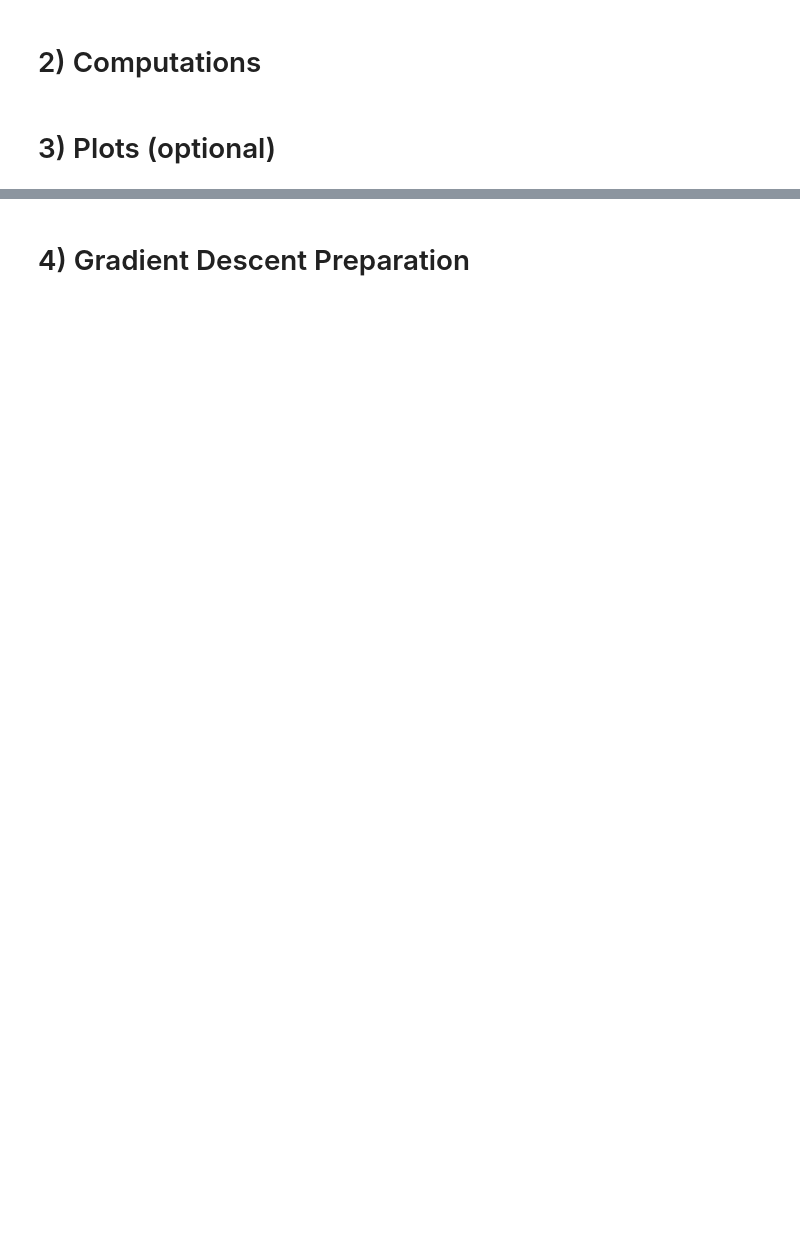
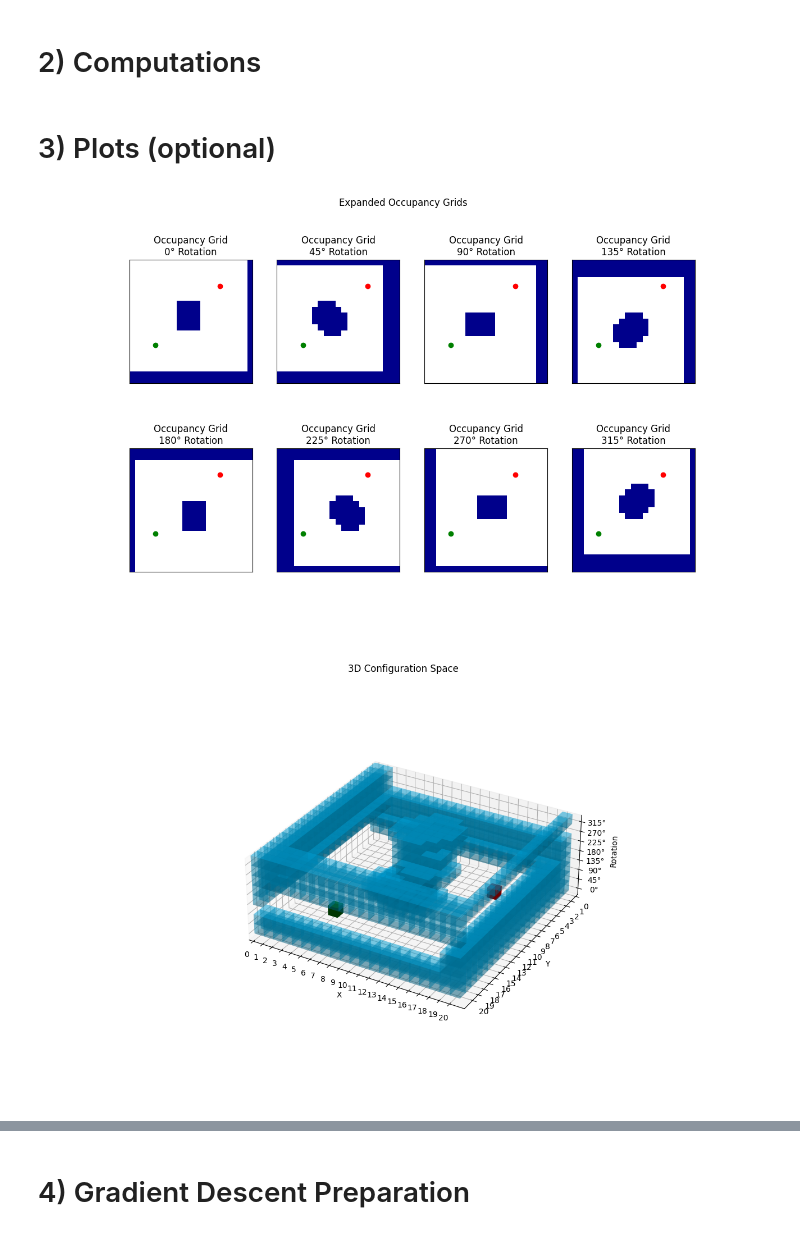
Before and after one commit to ca-schue/potential-field, a Jupyter notebook: robotic-potential-navigation.ipynb, the cells around one changed output, grey strips where cells are left out. Drawn from its saved outputs; the diff is of its cells as text; code cells hidden in the pictures; blank space fills up the shorter version.

```diff
--- a/robotic-potential-navigation.ipynb
+++ b/robotic-potential-navigation.ipynb
@@ -614,14 +665,14 @@ configuration_space = compute_configuration_space(
 # Compute potentials
 from potential import compute_potential_attraction_repulsion, compute_potential_wavefront
 
-#potential = compute_potential_attraction_repulsion(
+potential = compute_potential_attraction_repulsion(
+    configuration_space=configuration_space,
+    goal=goal_point
+)
+#potential = compute_potential_wavefront(
 #    configuration_space=configuration_space,
 #    goal=goal_point
 #)
-potential = compute_potential_wavefront(
-    configuration_space=configuration_space,
-    goal=goal_point
-)
 
 
 # Compute Gradients
@@ -641,16 +692,16 @@ from occupancy_grid import plot_occupancy_grid
 import numpy as np
 
 rotations = np.arange(0, 360, rotation_step)
-fig = plt.figure(figsize=(10, 2*len(rotations)))
+fig = plt.figure(figsize=(13, len(rotations)))
 fig.suptitle('Expanded Occupancy Grids')
 for index, rotation in enumerate(rotations):
-    ax_occupancy_grid = fig.add_subplot(int(np.ceil(len(rotations)/3)), 3, index+1)
+    ax_occupancy_grid = fig.add_subplot(int(np.ceil(len(rotations)/4)), 4, index+1)
     plot_occupancy_grid(
         occupancy_grid=configuration_space[index],
         goal_point=goal_point,
         plot_axis=ax_occupancy_grid,
         start_point=start_point,
-        plot_title="Occupancy Grid " + str(rotation) + "° Rotation",
+        plot_title="Occupancy Grid\n" + str(rotation) + "° Rotation",
         ticks=False,
         rotation_step = rotation_step)
 plt.show()
@@ -661,7 +712,7 @@ import numpy as np
 import matplotlib.pyplot as plt
 from configuration_space import plot_configuration_space
 
-fig = plt.figure(figsize=(10, 8))
+fig = plt.figure(figsize=(13, 8))
 fig.suptitle('3D Configuration Space')
 plot_axis = fig.add_subplot(111, projection='3d')
 plot_configuration_space(
@@ -675,35 +726,40 @@ plt.show()
 
 # Plot Potential
 
 import numpy as np
 import matplotlib.pyplot as plt
 from mpl_toolkits.mplot3d import Axes3D
 from potential import plot_potential_stacked, plot_potential_slice
 
 rotations = np.arange(0, 360, rotation_step)
-fig = plt.figure(figsize=(10, 3*len(rotations)))
+fig = plt.figure(figsize=(13, 4 + len(rotations)))
 fig.suptitle('Potential (Stacked and per Rotation Layer)')
-ax_potential_stacked = fig.add_subplot(1 + int(np.ceil(len(rotations)/3)), 3, (1,3), projection='3d')
-plot_potential_stacked(potential, 'Potential (all Rotations)', ax_potential_stacked)
+ax_potential_stacked = fig.add_subplot(1 + int(np.ceil(len(rotations)/4)), 4, (2,3), projection='3d')
+plot_potential_stacked(potential, 'Potential (all Rotations)', ax_potential_stacked, rotation_step)
 for index, rotation in enumerate(rotations):
-    ax_potential_slice = fig.add_subplot(1 + int(np.ceil(len(rotations)/3)), 3, 4 + index, projection='3d')
+    ax_potential_slice = fig.add_subplot(1 + int(np.ceil(len(rotations)/4)), 4, 5 + index, projection='3d')
     plot_potential_slice(potential[index], 'Potential for\n' + str(rotation) + '° Rotation', ax_potential_slice)
+plt.subplots_adjust(wspace=0.3,hspace=0)
 plt.show()
 
 
 # Plot Gradients ("Force Field")
 
 from configuration_space import plot_configuration_space
 
-fig = plt.figure(figsize=(10, 8))
+fig = plt.figure(figsize=(13, 8))
 fig.suptitle('Force Field (Gradients)')
 plot_axis = fig.add_subplot(111, projection='3d')
 plot_configuration_space(
     configuration_space=configuration_space,
     force_field_x=force_field_x,
     force_field_y=force_field_y,
     force_field_rotation=force_field_rotation,
     goal_point=goal_point,
+    start_point=start_point,
     ax=plot_axis,
     rotation_step=rotation_step)
 plt.show()
+# %% [output]
+[figure, added]
+[figure, added]
```
Also changed, not shown: parts of 5 cells of this notebook, 3 other files.
